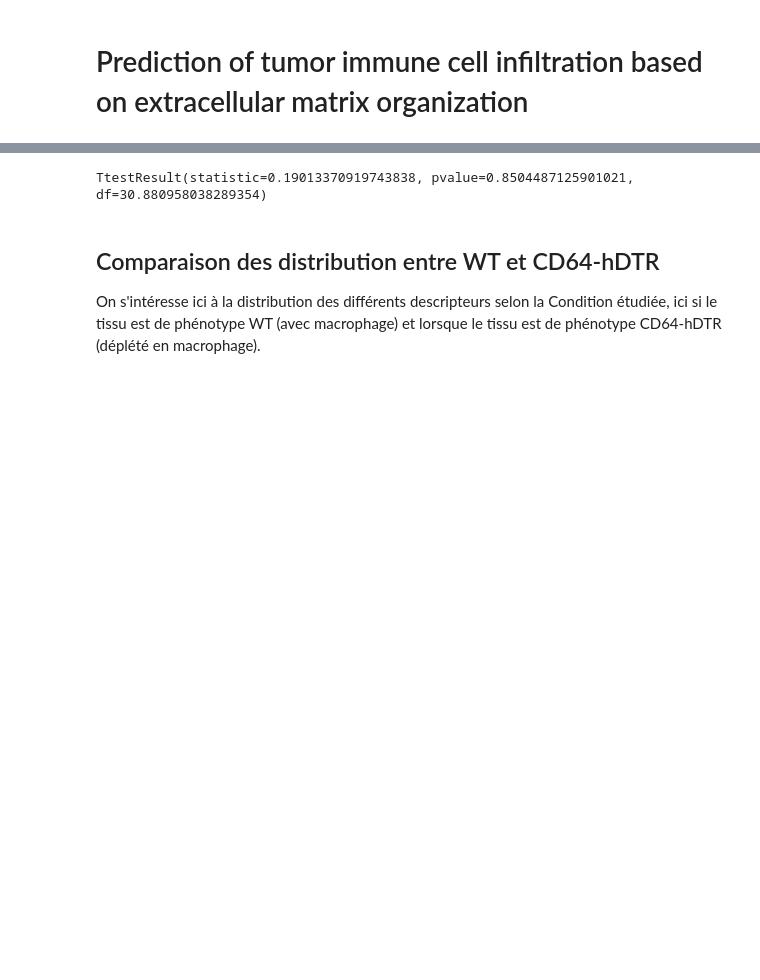
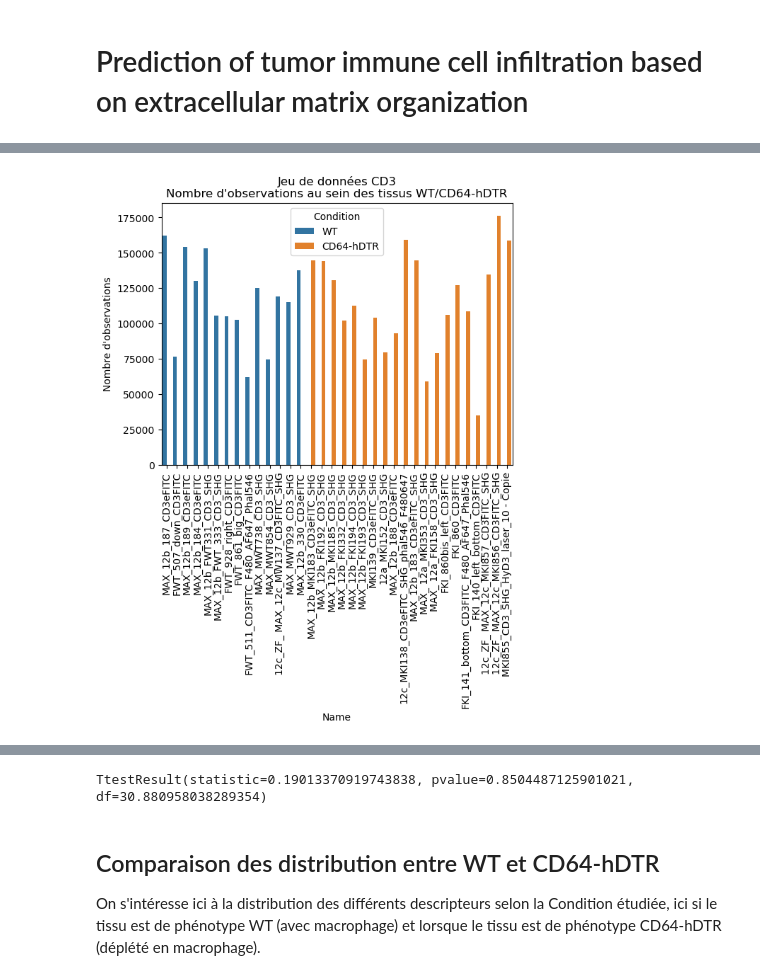
Before and after one commit to Trysis/TumorMEC, a Jupyter notebook: src/analysis.ipynb, the cells around one changed output, grey strips where cells are left out. Cells and saved outputs as stored; diff of their text form; code cells hidden in the pictures; blank space fills up the shorter version.

```diff
--- a/src/analysis.ipynb
+++ b/src/analysis.ipynb
@@ -149,12 +218,15 @@ print(table_cond_mask)
 # %%
 # Nombre d'observations par image
 sns.barplot(data=dt_byfile, x="Name", y="count", hue="Condition")
-plt.title("Jeu de données CD3\n"
-          "Nombre d'observations au sein des tissus WT/CD64-hDTR"
-          )
+plt.title(
+    "Jeu de données CD3\n"
+    "Nombre d'observations au sein des tissus WT/CD64-hDTR"
+)
 plt.xticks(rotation=90)
 plt.ylabel("Nombre d'observations")
 plt.show()
+# %% [output]
+[figure, added]
 # %%
 # Distribution du nombre d'observations par image
 sns.boxplot(data=dt_byfile, x="Condition", y="count", hue="Condition")
```
Also changed, not shown: parts of 21 cells of this notebook, 5 other files.
